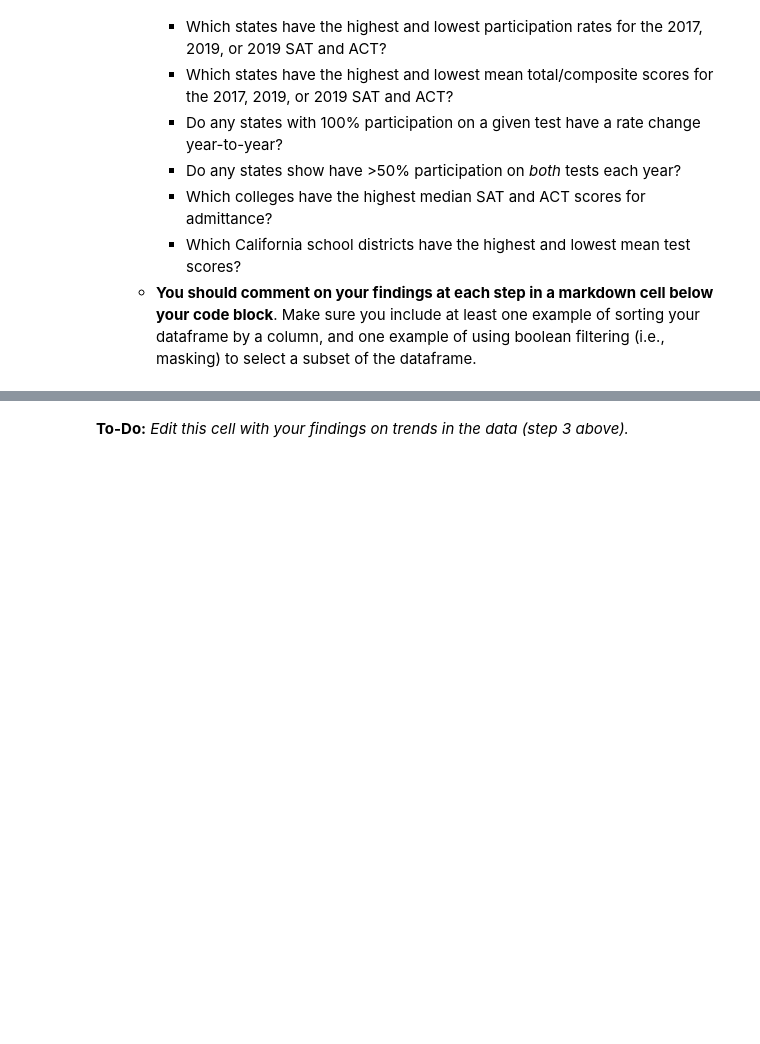
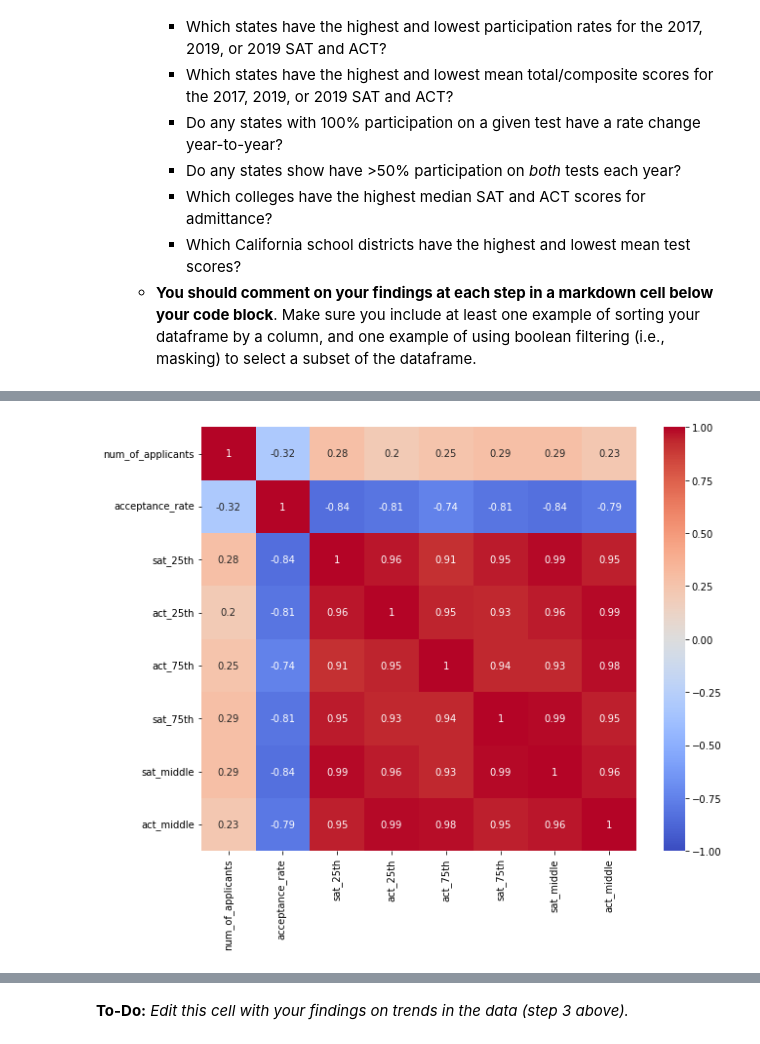
Before and after one commit to matthew-edelmann/Standardized-Test-Analysis, a Jupyter notebook: code/starter-code.ipynb, the cells around one changed output, grey strips where cells are left out. Saved outputs shown, nothing was run; the diff lists cells and outputs as text; code cells hidden in the pictures; blank space fills up the shorter version.

```diff
--- a/code/starter-code.ipynb
+++ b/code/starter-code.ipynb
@@ -376,0 +463,4 @@ dtype: int64
+# %%
+sat_act['act_25th'] = sat_act['act_25th'].map(lambda sat: np.nan if sat == 0 else float(sat))
+sat_act['act_75th'] = sat_act['act_75th'].map(lambda sat: np.nan if sat == 0 else float(sat))
+sat_act.info()
@@ -376,0 +505,3 @@ dtype: int64
+# %%
+sat_act.dropna(inplace = True)
+sat_act.isnull().sum()
@@ -376,0 +523,3 @@ dtype: int64
+# %%
+sat_act['act_middle'] = (sat_act['act_25th'] + sat_act['act_75th'])/2
+sat_act.dtypes
@@ -514 +699,16 @@ sat_75th                            int64
 dtype: object
+# %%
+#7. Rename Columns
+sat_act.columns = sat_act.columns.str.lower()
+new_columns_dict = {
+    'test optional?': 'test_optional',
+    'applies to class year(s)': 'class_year',
+    'policy details': 'policy_details',
+    'number of applicants': 'num_of_applicants',
+    'accept rate': 'acceptance_rate',
+    'sat total 25th-75th percentile': 'sat_percentile',
+    'act total 25th-75th percentile': 'act_percentile'
+}
+sat_act.rename(columns = new_columns_dict,
+          inplace = True)
+sat_act.head()
@@ -560,0 +820,10 @@ Complete the following steps to explore your data. You are welcome to do more ED
+# %%
+plt.figure(figsize = (10, 8))
+
+sns.heatmap(sat_act.corr(),
+           cmap = 'coolwarm',
+           annot = True,
+           vmin = -1,
+           vmax = 1);
+# %% [output]
+[figure, added]
```
Also changed, not shown: parts of 33 cells of this notebook.
